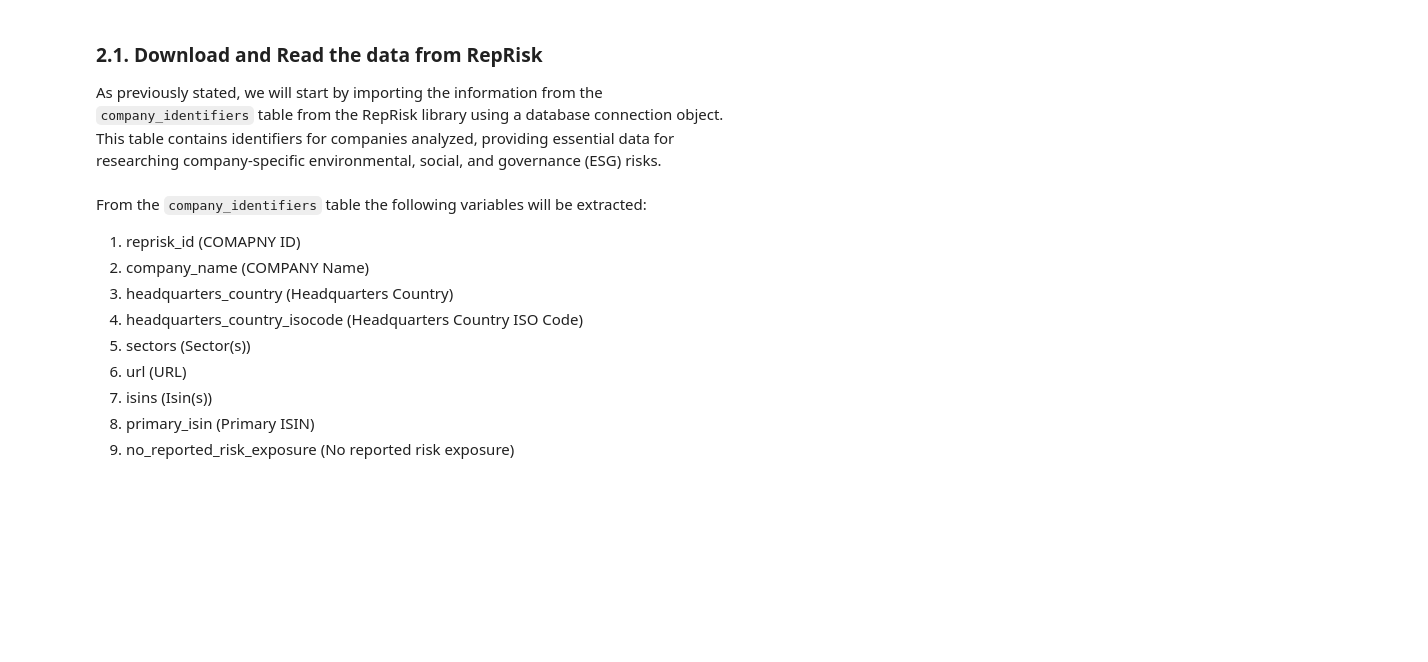
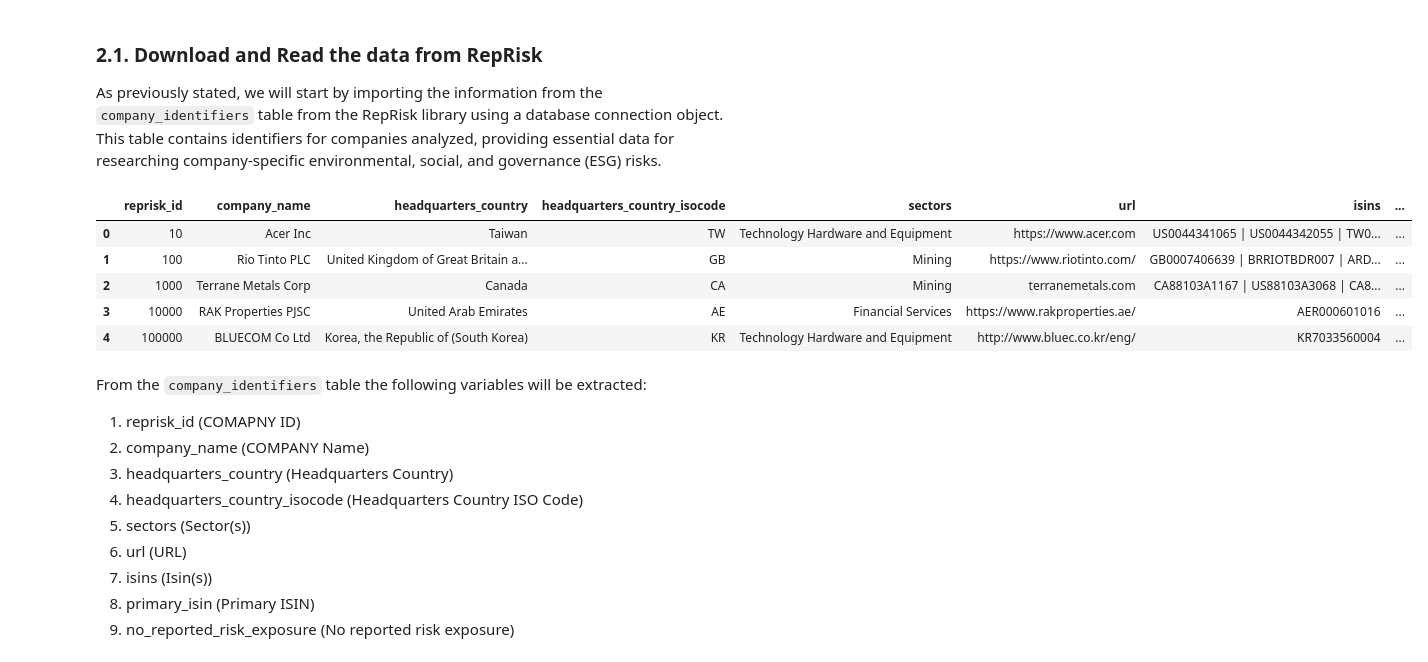
Before and after one commit to baptistepepin/FINM-32900-PROJECT, a Jupyter notebook: src/Project_Notebook.ipynb, the cells around one changed output. Saved outputs shown, nothing was run; the diff lists cells and outputs as text; code cells hidden in the pictures; blank space fills up the shorter version.

```diff
--- a/src/Project_Notebook.ipynb
+++ b/src/Project_Notebook.ipynb
@@ -59,8 +63,15 @@ After thorough data cleaning, analysis, and comparison of the datasets mentioned
 As previously stated, we will start by importing the information from the `company_identifiers` table from the RepRisk library using a database connection object. This table contains identifiers for companies analyzed, providing essential data for researching company-specific environmental, social, and governance (ESG) risks.
 # %%
 # RepRisk - Company Identifiers
-RepRisk_company_identifiers = db.get_table(library='reprisk', table='v2_company_identifiers')
+RepRisk_company_identifiers = db.get_table(library='reprisk', table='v2_company_identifiers', obs=10)
 RepRisk_company_identifiers.head()
+# %% [output]
+|  | reprisk_id | company_name | headquarters_country | headquarters_country_isocode | sectors | url | isins | ... |
+| 0 | 10 | Acer Inc | Taiwan | TW | Technology Hardware and Equipment | https://www.acer.com | US0044341065 | US0044342055 | TW0... | ... |
+| 1 | 100 | Rio Tinto PLC | United Kingdom of Great Britain a... | GB | Mining | https://www.riotinto.com/ | GB0007406639 | BRRIOTBDR007 | ARD... | ... |
+| 2 | 1000 | Terrane Metals Corp | Canada | CA | Mining | terranemetals.com | CA88103A1167 | US88103A3068 | CA8... | ... |
+| 3 | 10000 | RAK Properties PJSC | United Arab Emirates | AE | Financial Services | https://www.rakproperties.ae/ | AER000601016 | ... |
+| 4 | 100000 | BLUECOM Co Ltd | Korea, the Republic of (South Korea) | KR | Technology Hardware and Equipment | http://www.bluec.co.kr/eng/ | KR7033560004 | ... |
 # %% [markdown]
 From the `company_identifiers` table the following variables will be extracted:
 
```
Also changed, not shown: parts of 31 cells of this notebook, 1 other file.
